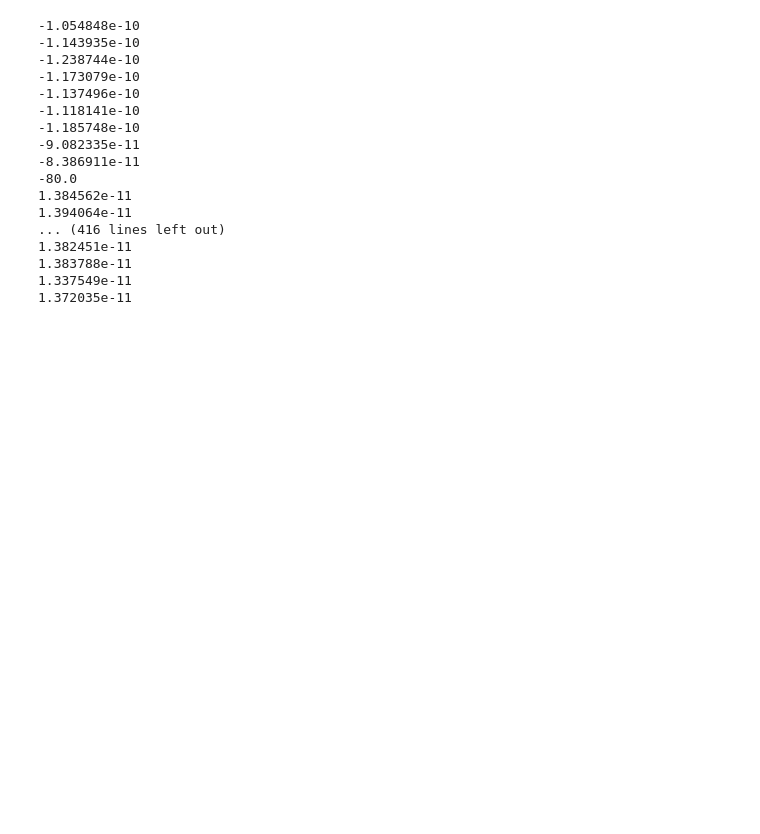
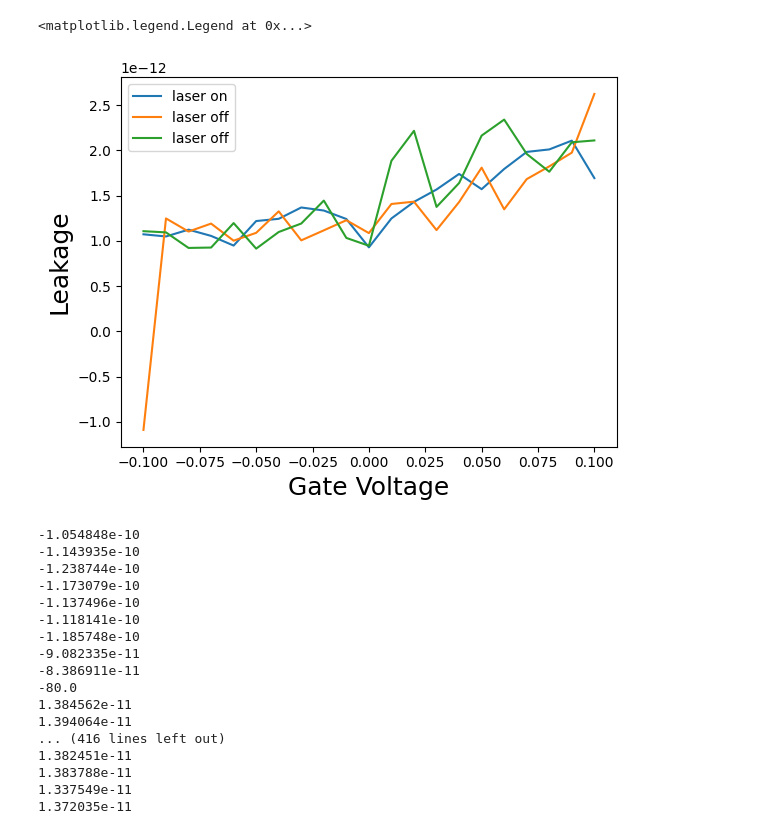
Before and after one commit to OrionSmedley/SagnacOperatingSys, a Jupyter notebook: sagnac_control/VoltageSweep.ipynb, the cells around one changed output. Cells and saved outputs as stored; diff of their text form; code cells hidden in the pictures; blank space fills up the shorter version.

```diff
--- a/sagnac_control/VoltageSweep.ipynb
+++ b/sagnac_control/VoltageSweep.ipynb
@@ -172,8 +148,23 @@ KeyboardInterrupt:
 # %%
 # myKeithley.current
 # %%
-# df = pd.read_csv('C:/Users/Ralph Group/Documents/Data/TiffanyFilms/NiFerritePostPaterning/IV/gating2pointVoltageVSCurrent.csv')
-# plt.plot(df['Voltage'], df['leakage'])
+plt.figure()
+
+df = pd.read_csv(r'c:\Users\Ralph Group\Documents\Data\TiffanyFilms\NiFerritePostGraphene\IV\gating2pointNIFO_grapheneGate_4.csv')
+plt.plot(df['Voltage'], df['leakage'], label='laser on')
+
+df = pd.read_csv(r'c:\Users\Ralph Group\Documents\Data\TiffanyFilms\NiFerritePostGraphene\IV\gating2pointNIFO_grapheneGate_laseroff_0.csv')
+plt.plot(df['Voltage'], df['leakage'], label='laser off')
+
+df = pd.read_csv(r'c:\Users\Ralph Group\Documents\Data\TiffanyFilms\NiFerritePostGraphene\IV\gating2pointNIFO_grapheneGate_laseroff_1.csv')
+plt.plot(df['Voltage'], df['leakage'], label='laser off')
+
+plt.xlabel('Gate Voltage',fontsize=18)
+plt.ylabel('Leakage',fontsize=18)
+plt.legend()
+# %% [output]
+<matplotlib.legend.Legend at 0x...>
+[figure, added]
 # %%
 for i in range(1000):
     print(myKeithley.current)
```
Also changed, not shown: parts of 13 cells of this notebook, 6 other files.
